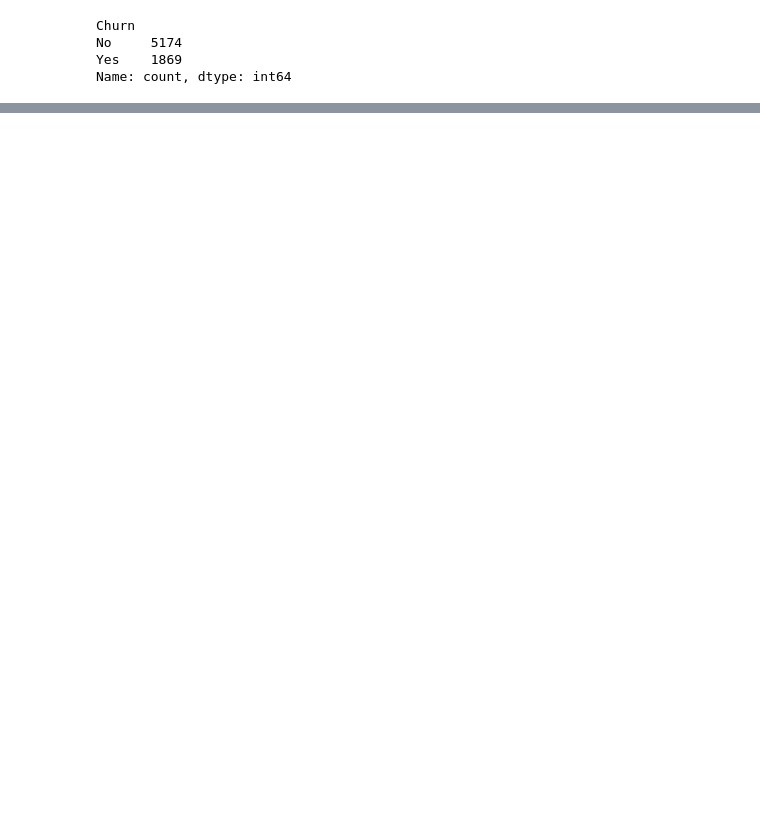
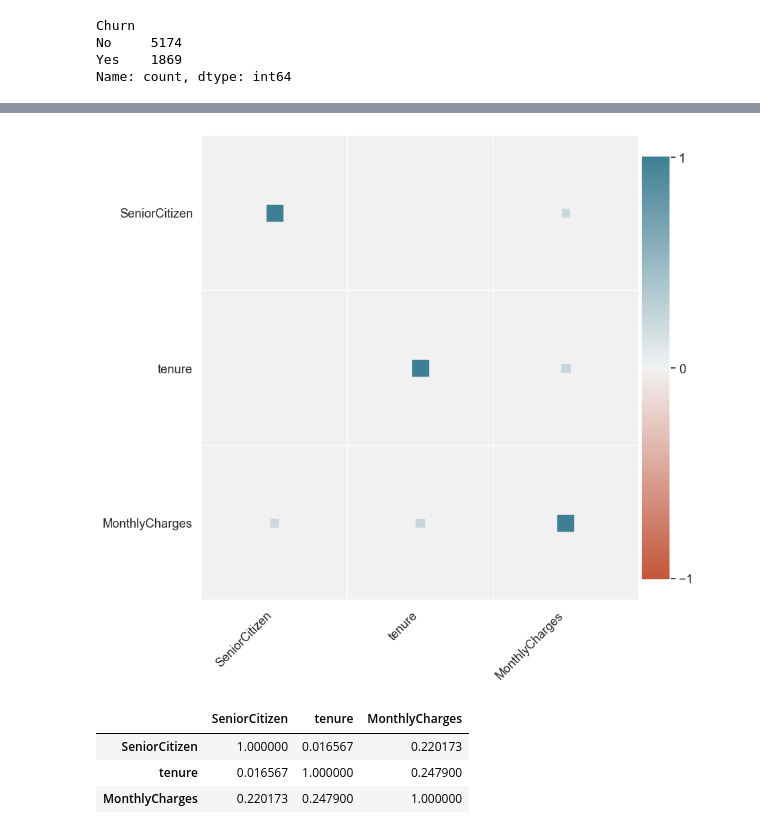
Before and after one commit to aiyegboka/Telcom, a Jupyter notebook: customer_chun.ipynb, the cells around one changed output, grey strips where cells are left out. Cells and saved outputs as stored; diff of their text form; code cells hidden in the pictures; blank space fills up the shorter version.

```diff
--- a/customer_chun.ipynb
+++ b/customer_chun.ipynb
@@ -292,0 +390,15 @@ Name: count, dtype: int64
+# %%
+sns.set(color_codes=True, font_scale=1.2)
+# %%
+plt.figure(figsize=(9,9))
+corrplot(telcom[['SeniorCitizen', 'tenure', 'MonthlyCharges']].corr(), size_scale=300);
+# %% [output]
+[figure, added]
+# %%
+corr = telcom[['SeniorCitizen', 'tenure', 'MonthlyCharges']].corr()
+display(corr)
+# %% [output]
+|  | SeniorCitizen | tenure | MonthlyCharges |
+| SeniorCitizen | 1.000000 | 0.016567 | 0.220173 |
+| tenure | 0.016567 | 1.000000 | 0.247900 |
+| MonthlyCharges | 0.220173 | 0.247900 | 1.000000 |
```
Also changed, not shown: parts of 30 cells of this notebook.
